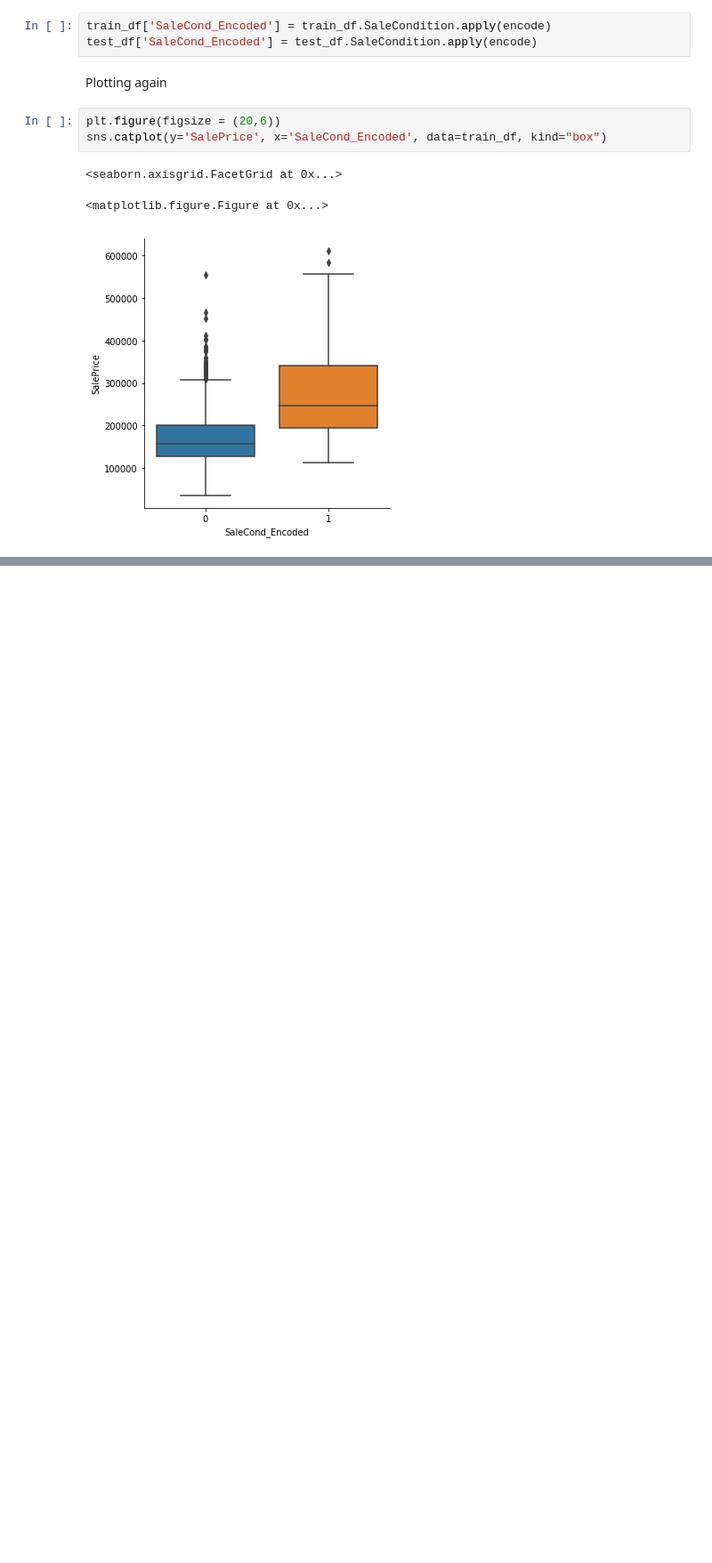
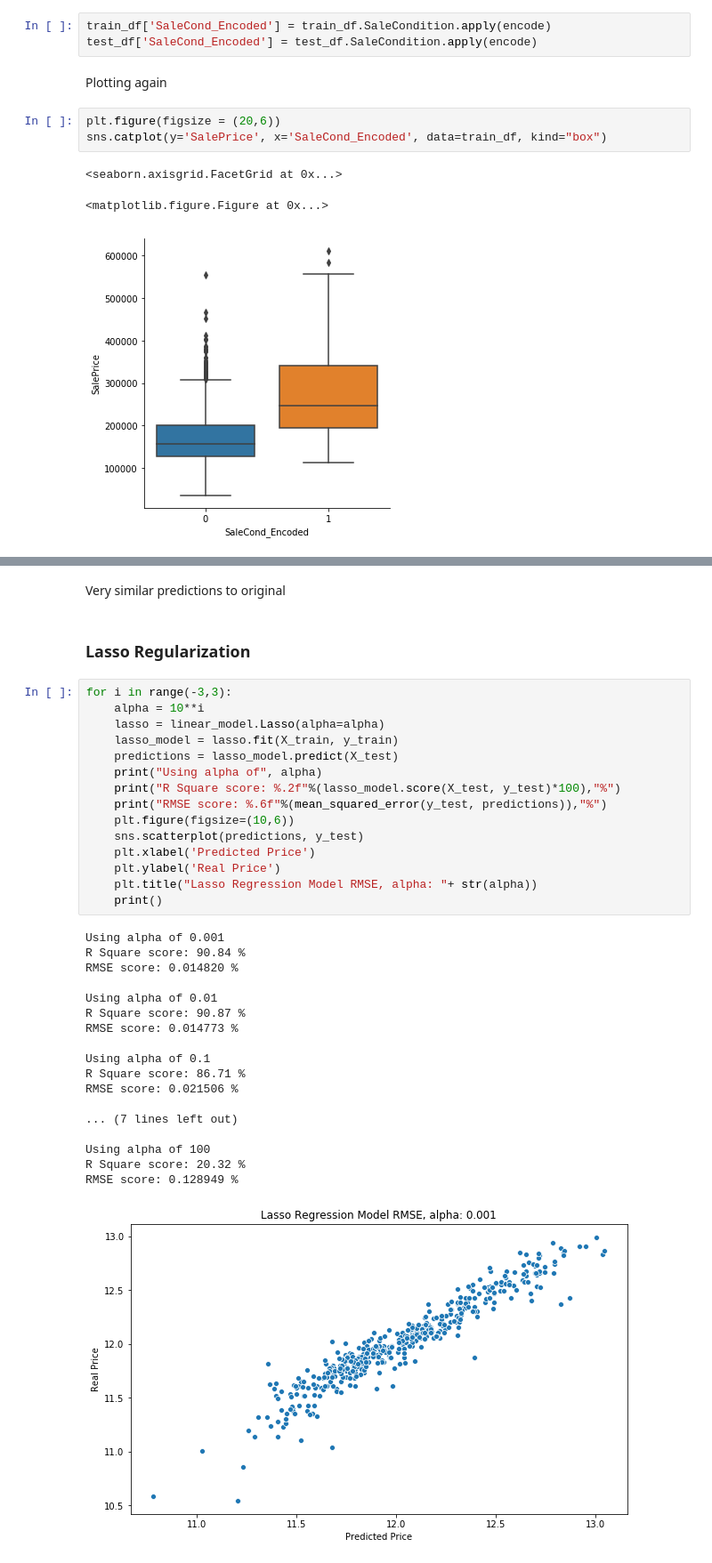
Before and after one commit to SidJain1412/HousePriceRegression, a Jupyter notebook: EDA.ipynb, the cells around one changed output, grey strips where cells are left out. Shown at 89% size. Cells and saved outputs as stored; diff of their text form; blank space fills up the shorter version.

```diff
--- a/EDA.ipynb
+++ b/EDA.ipynb
@@ -253,0 +365,38 @@ sns.catplot(y='SalePrice', x='SaleCond_Encoded', data=train_df, kind="box")
+# %% [markdown]
+Very similar predictions to original
+# %% [markdown]
+### Lasso Regularization
+# %%
+for i in range(-3,3):
+    alpha = 10**i
+    lasso = linear_model.Lasso(alpha=alpha)
+    lasso_model = lasso.fit(X_train, y_train)
+    predictions = lasso_model.predict(X_test)
+    print("Using alpha of", alpha)
+    print("R Square score: %.2f"%(lasso_model.score(X_test, y_test)*100),"%")
+    print("RMSE score: %.6f"%(mean_squared_error(y_test, predictions)),"%")
+    plt.figure(figsize=(10,6))
+    sns.scatterplot(predictions, y_test)
+    plt.xlabel('Predicted Price')
+    plt.ylabel('Real Price')
+    plt.title("Lasso Regression Model RMSE, alpha: "+ str(alpha))
+    print()
+# %% [output]
+Using alpha of 0.001
+R Square score: 90.84 %
+RMSE score: 0.014820 %
+
+Using alpha of 0.01
+R Square score: 90.87 %
+RMSE score: 0.014773 %
+
+Using alpha of 0.1
+R Square score: 86.71 %
+RMSE score: 0.021506 %
+
+... (7 lines left out)
+
+Using alpha of 100
+R Square score: 20.32 %
+RMSE score: 0.128949 %
+[figure, added]
```
Also changed, not shown: parts of 23 cells of this notebook.
